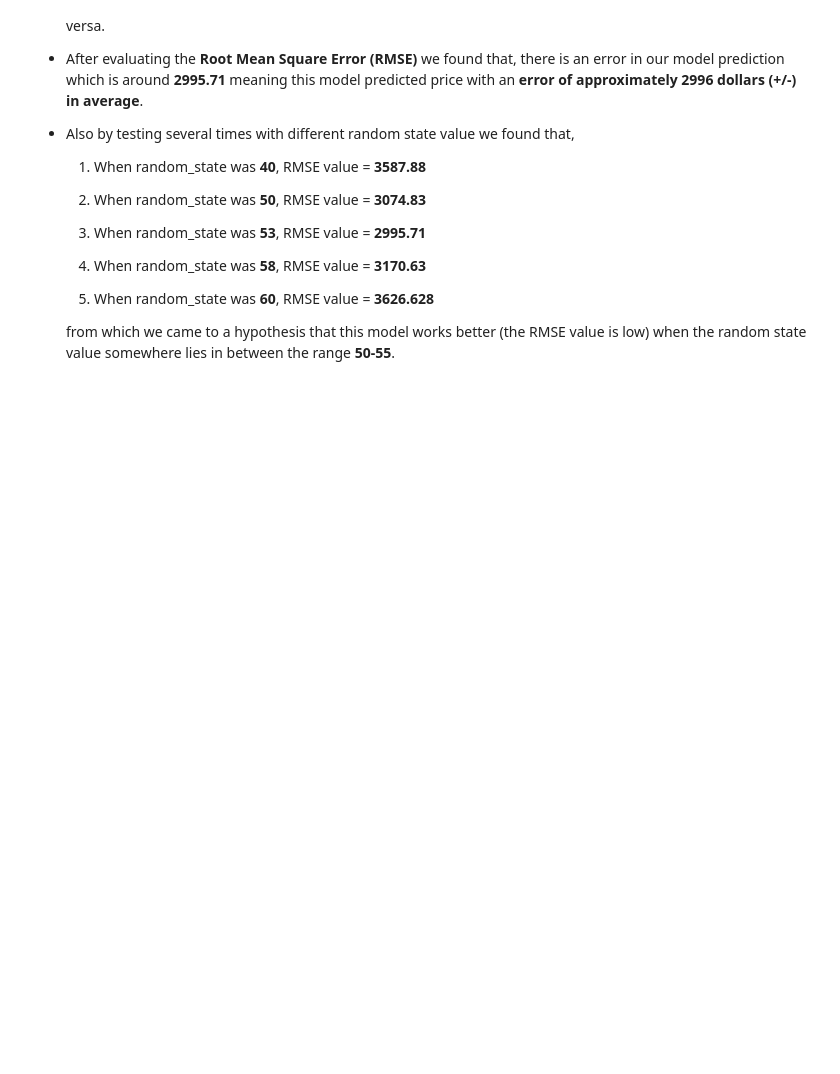
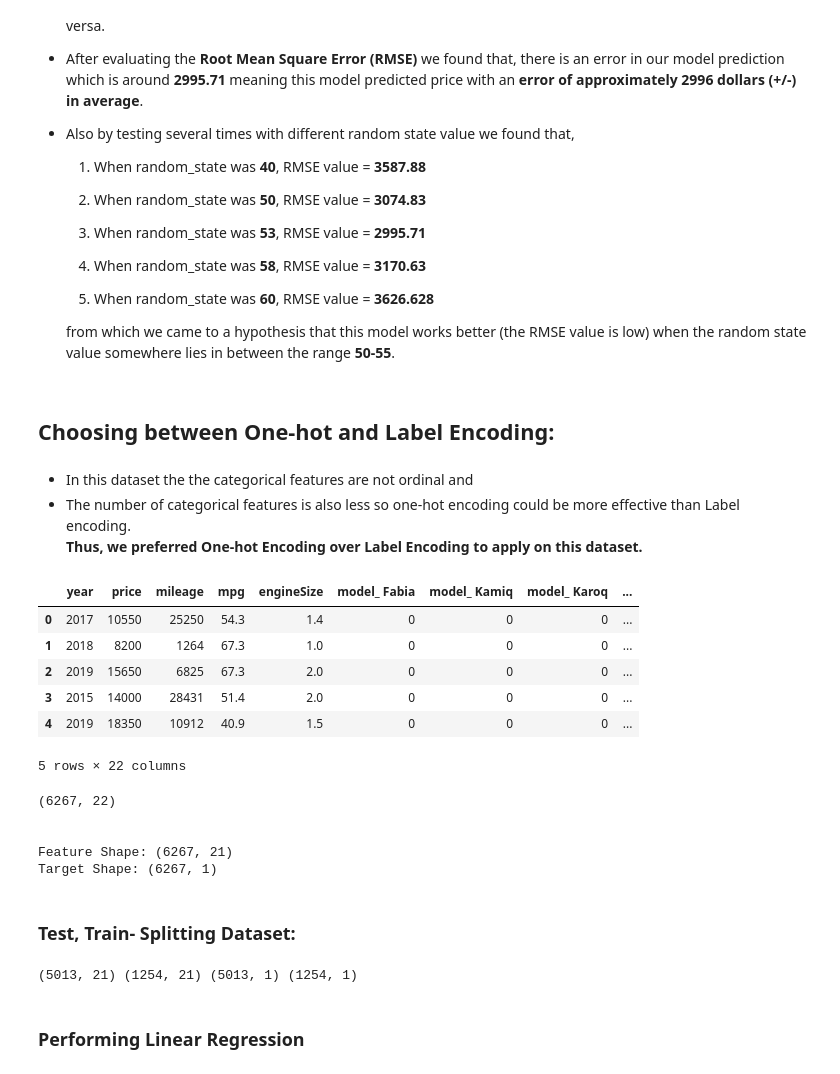
Before and after one commit to roypriyanka7/Skoda_Used_Car_Analysis, a Jupyter notebook: skoda_used_car_ML.ipynb, the cells around one changed output. Saved outputs shown, nothing was run; the diff lists cells and outputs as text; code cells hidden in the pictures; blank space fills up the shorter version.

```diff
--- a/skoda_used_car_ML.ipynb
+++ b/skoda_used_car_ML.ipynb
@@ -627,3 +633,46 @@ print(RMSE)
      5.  When random_state was <b>60</b>, RMSE value = <b>3626.628</b>
 
   from which we came to a hypothesis that this model works better (the RMSE value is low) when the random state value somewhere lies in between the range <b>50-55</b>.
+# %% [markdown]
+<h2>Choosing between One-hot and Label Encoding: </h2>
+# %% [markdown]
+
+*  In this dataset the the categorical features are not ordinal and
+*  The number of categorical features is also less so one-hot encoding could be more effective than Label encoding. <br><b>Thus, we preferred One-hot Encoding over Label Encoding to apply on this dataset. </b>
+# %%
+# One-hot Encoding
+
+df = pd.get_dummies(df, drop_first=True)
+display(df.head())
+print(df.shape)
+# Separating features and target variable
+target= ['price']
+
+X= df.drop('price', axis=1)
+y= df[target]
+
+print("\n\nFeature Shape:", X.shape,  "\nTarget Shape:", y.shape)
+# %% [output]
+|  | year | price | mileage | mpg | engineSize | model_ Fabia | model_ Kamiq | model_ Karoq | ... |
+| 0 | 2017 | 10550 | 25250 | 54.3 | 1.4 | 0 | 0 | 0 | ... |
+| 1 | 2018 | 8200 | 1264 | 67.3 | 1.0 | 0 | 0 | 0 | ... |
+| 2 | 2019 | 15650 | 6825 | 67.3 | 2.0 | 0 | 0 | 0 | ... |
+| 3 | 2015 | 14000 | 28431 | 51.4 | 2.0 | 0 | 0 | 0 | ... |
+| 4 | 2019 | 18350 | 10912 | 40.9 | 1.5 | 0 | 0 | 0 | ... |
+5 rows × 22 columns
+(6267, 22)
+
+
+Feature Shape: (6267, 21)
+Target Shape: (6267, 1)
+# %% [markdown]
+<h3>Test, Train- Splitting Dataset: </h3>
+# %%
+# splitting the dataset into test and train data where 80% data is used to train the model
+X_train, X_test, y_train, y_test= train_test_split(X, y, train_size= 0.8, random_state= 53)
+
+print(X_train.shape, X_test.shape, y_train.shape, y_test.shape)
+# %% [output]
+(5013, 21) (1254, 21) (5013, 1) (1254, 1)
+# %% [markdown]
+<h3>Performing Linear Regression</h3>
```
Also changed, not shown: parts of 14 cells of this notebook.
